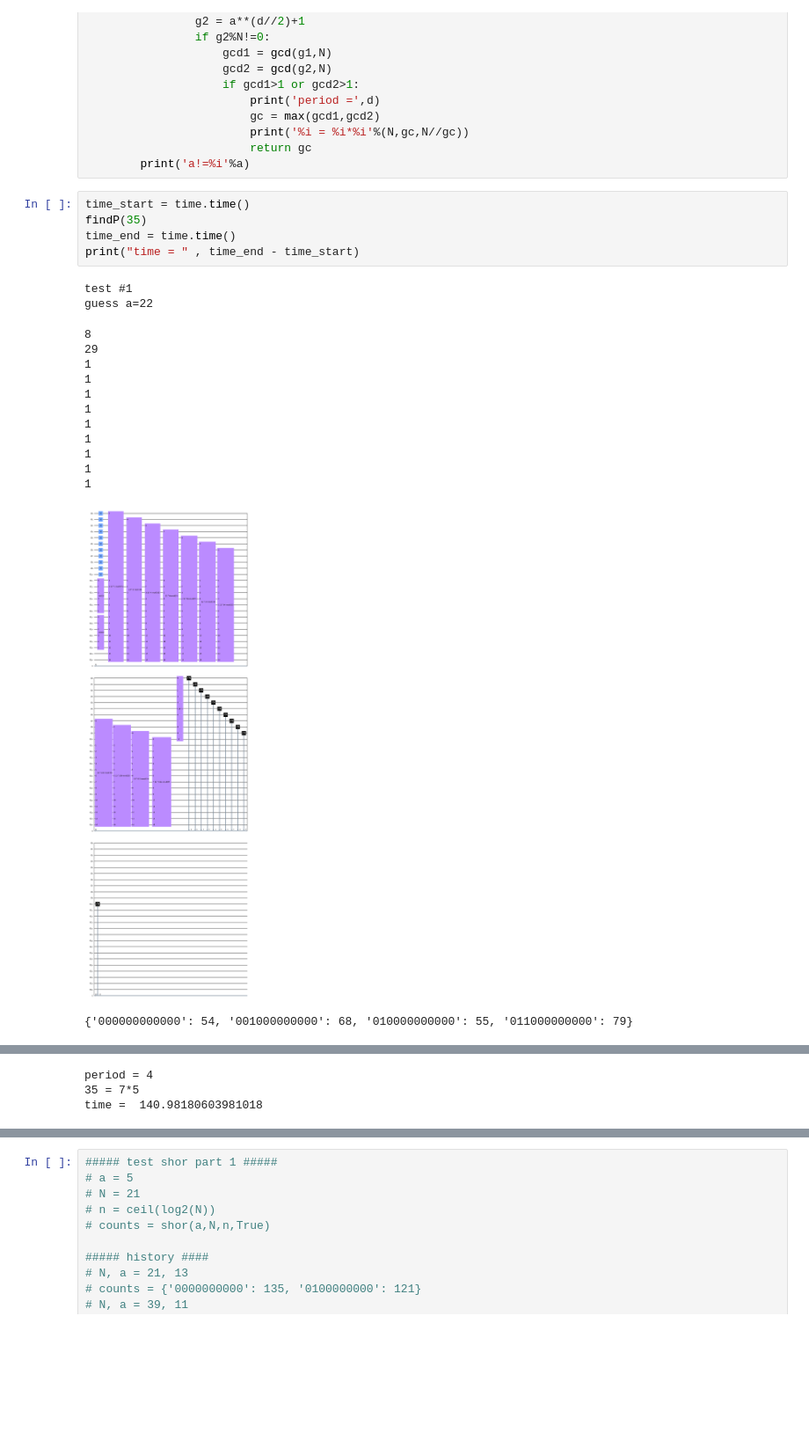
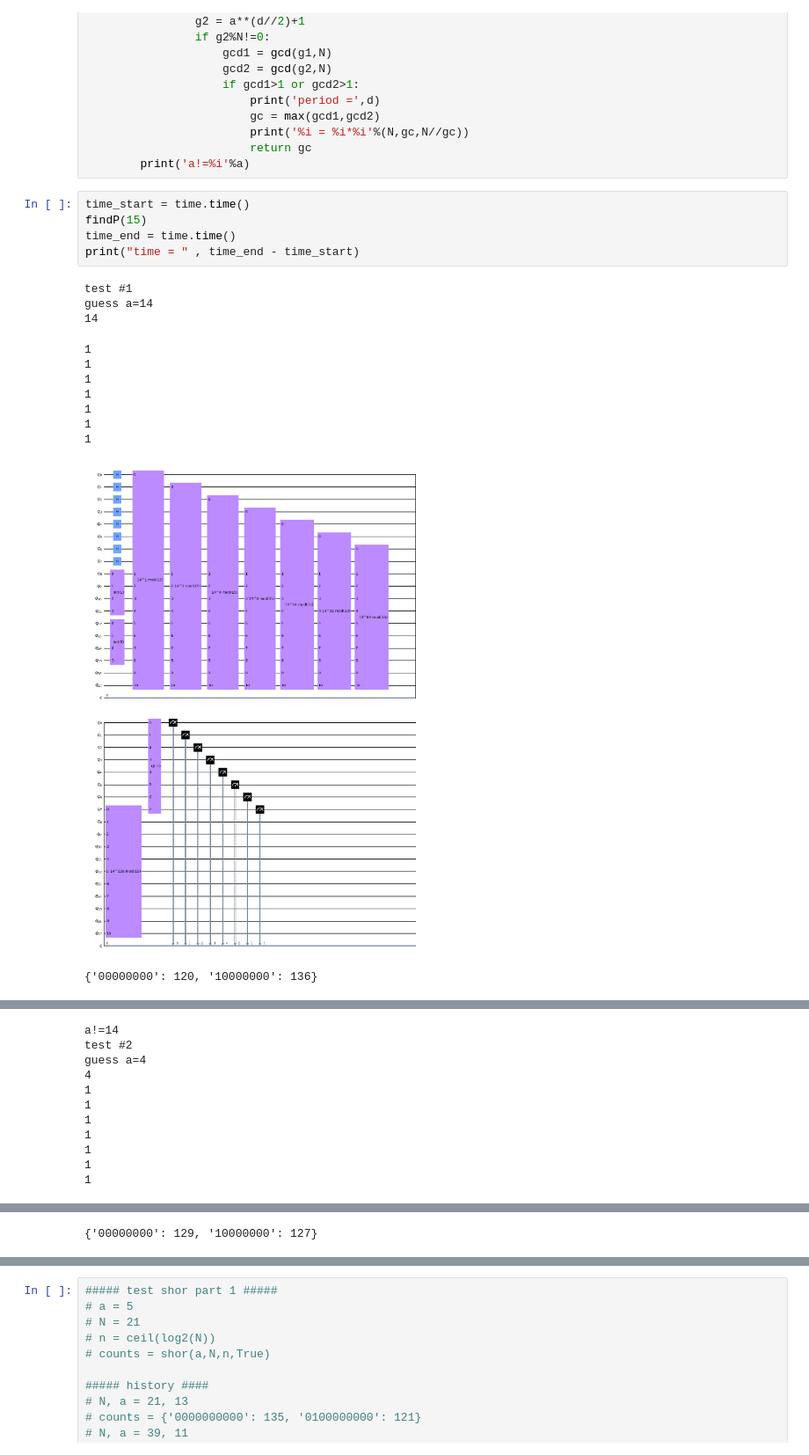
Before and after one commit to Claude0311/ShorAlg, a Jupyter notebook: 2n+3.ipynb, the cells around one changed output, grey strips where cells are left out. Shown at 88% size. Saved outputs shown, nothing was run; the diff lists cells and outputs as text; blank space fills up the shorter version.

```diff
--- a/2n+3.ipynb
+++ b/2n+3.ipynb
@@ -327,22 +327,19 @@ def findP(N):
         print('a!=%i'%a)
 # %%
 time_start = time.time()
-findP(35)
+findP(15)
 time_end = time.time()
 print("time = " , time_end - time_start)
 # %% [output]
 test #1
-guess a=22
+guess a=14
+14
-8
-29
 1
 1
 1
 1
 1
 1
 1
-1
-1
-[figure, old version]
+[figure, new version]
-{'000000000000': 54, '001000000000': 68, '010000000000': 55, '011000000000': 79}
+{'00000000': 120, '10000000': 136}
@@ -350,3 +347,11 @@ guess a=22
-period = 4
-35 = 7*5
-time =  140.98180603981018
+a!=14
+test #2
+guess a=4
+4
+1
+1
+1
+1
+1
+1
+1
@@ -352,0 +360 @@ time =  140.98180603981018
+{'00000000': 129, '10000000': 127}
```
Also changed, not shown: parts of 2 cells of this notebook.
